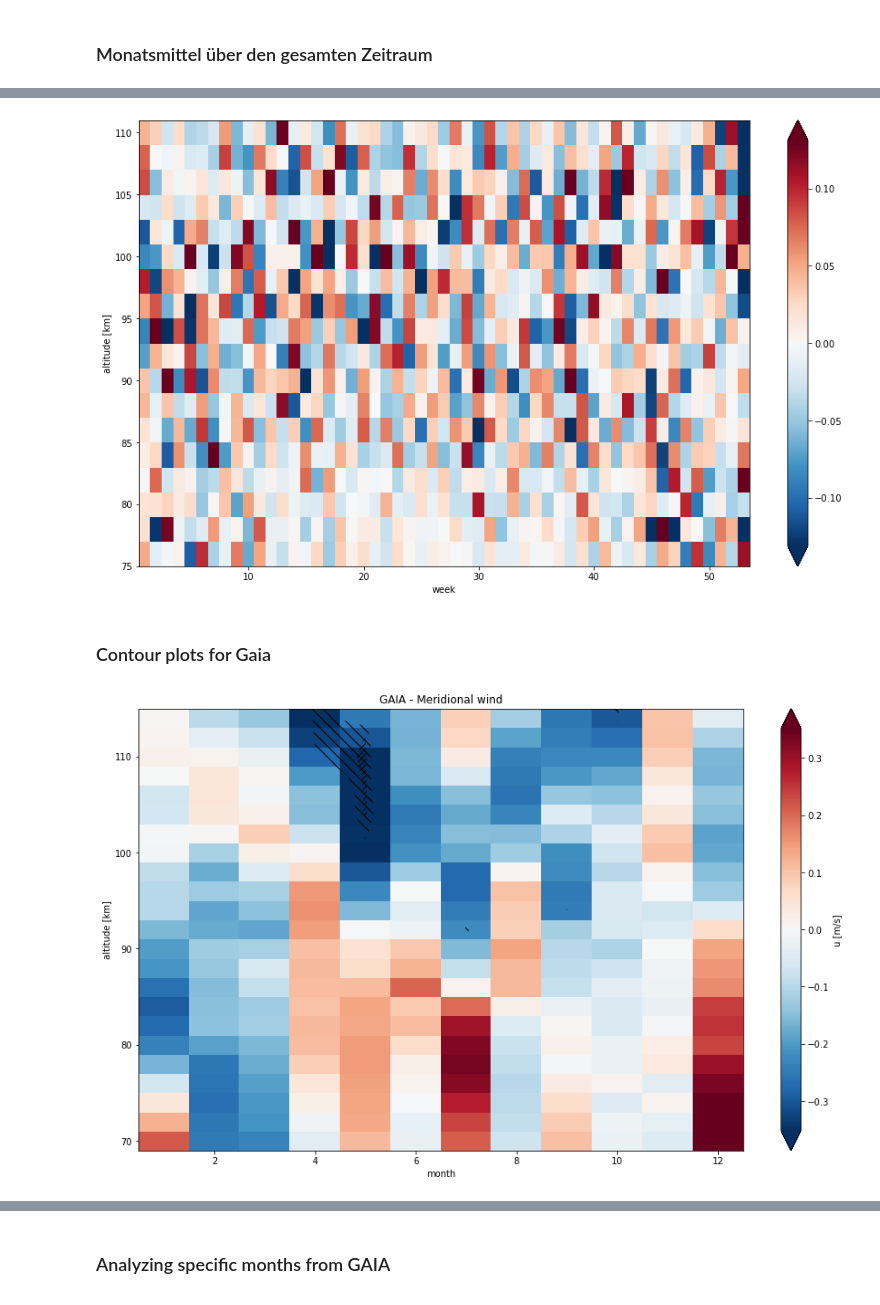
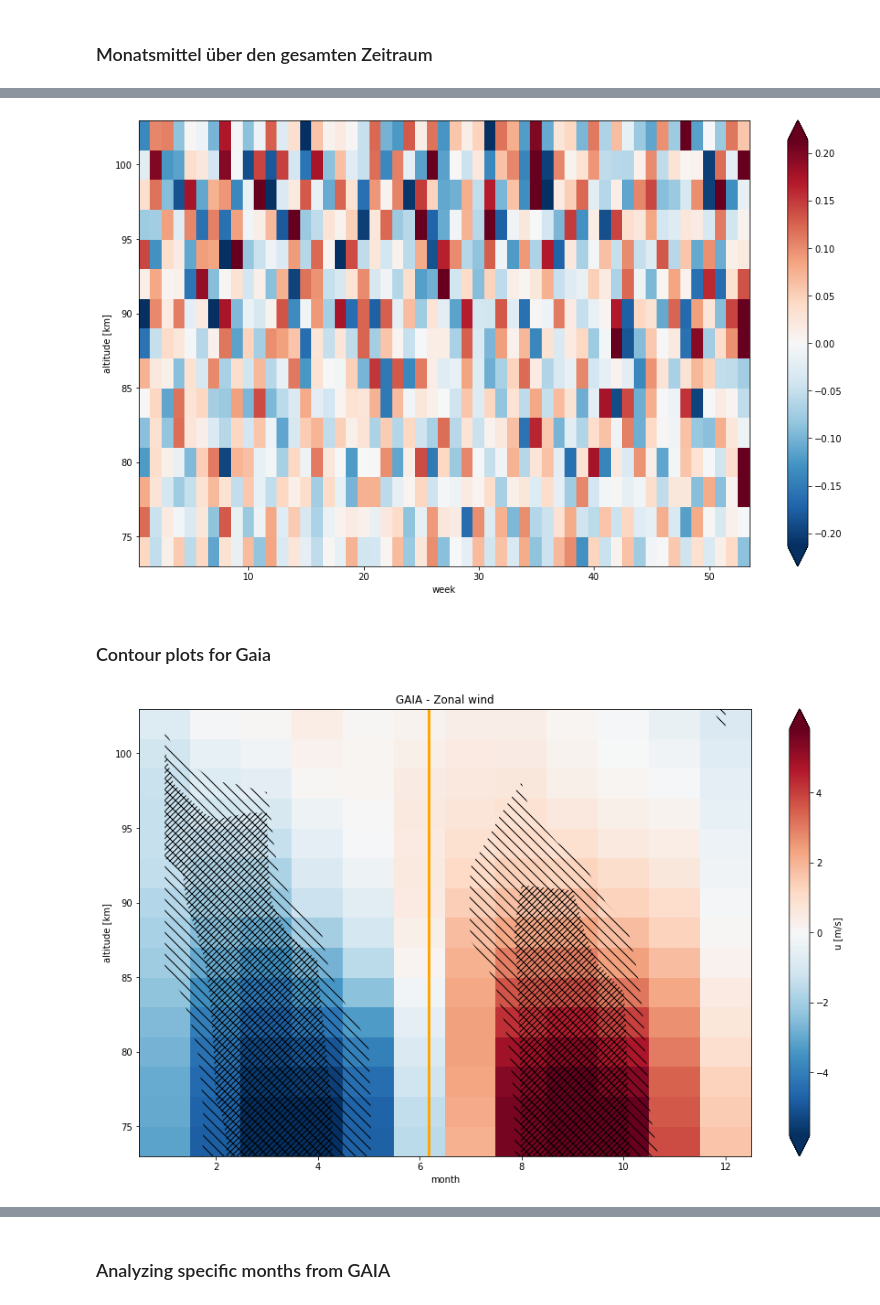
Before and after one commit to VACILT/trends_project, a Jupyter notebook: data_introduction_jason.ipynb, the cells around one changed output, grey strips where cells are left out. Saved outputs shown, nothing was run; the diff lists cells and outputs as text; code cells hidden in the pictures.

```diff
--- a/data_introduction_jason.ipynb
+++ b/data_introduction_jason.ipynb
@@ -9,7 +9,7 @@ from matplotlib.legend_handler import HandlerLineCollection, HandlerTuple
 from scipy import stats
 # %%
 #SET STATION HERE
-station = 'Kir'
+station = 'CMA'
 root_path = '/home/gemeinsam_tmp/UA_students/data/'
 alt = [70, 72, 74, 76, 78, 80, 82, 84, 86, 88, 90, 92, 94, 96, 98, 100, 102, 104, \
        106, 108, 110, 112, 114, 116, 118, 120]
@@ -610,32 +624,34 @@ ax2 = v_gw_gaia_monthly_slice.plot(x='time',robust=True,figsize = [15,9])
 # %%
 u_gw_gaia_clima = u_gw_gaia.groupby('time.week').mean("time")
-u_gw_gaia_clima_slice=u_gw_gaia_clima.sel(alt = slice(75,110))
+u_gw_gaia_clima_slice=u_gw_gaia_clima.sel(alt = slice(74,102))
 ax1 = u_gw_gaia_clima_slice.plot(x = 'week',robust=True,figsize = [15,9])
 #plt.savefig('u_gw_clima_'+station+'.png')
 # %% [output]
-[figure, old version]
+[figure, new version]
 # %% [markdown]
 ### Contour plots for Gaia
 # %%
 u_statistics = time_reg(u_gaia_monthly_ano.groupby('time.month'))
 u_statistics['parameter'] = ['slope', 'intercept', 'r_value','p_value', 'std_err']
 
 
 #u
-temp = u_statistics.sel(parameter='slope', alt = slice(70,115))
+temp = u_statistics.sel(parameter='slope', alt = slice(74,102))
 temp.attrs['units'] = 'm/s'
 p = temp.plot(x='month',figsize = [15,9],robust=True)
 ax = p.axes
 plot_kwargs2 = dict(x ='month',levels = [0,0.05], hatches = ['\\\\',None], colors='none', add_colorbar=False)
 da_pv = u_statistics.sel(parameter='p_value')
 da_pv.plot.contourf(ax = ax, **plot_kwargs2)
 plot_kwargs2['levels'] = [0,0.01]
 plot_kwargs2['hatches'] = ['////',None]
 da_pv.plot.contourf(ax = ax, **plot_kwargs2)
-ax.set_title('GAIA - Meridional wind')
+ax.set_title('GAIA - Zonal wind')
+plt.axvline(x=6.1666, linewidth = 3 , color = 'orange')
+
 ax.figure.savefig('results/cont_u_gaia_'+station+'_mon.png')
 # %% [output]
-[figure, old version]
+[figure, new version]
 # %% [raw]
 u_statistics = time_reg(u_gaia.groupby('time.dayofyear'))
 u_statistics['parameter'] = ['slope', 'intercept', 'r_value','p_value', 'std_err']
```
Also changed, not shown: parts of 28 cells of this notebook.
